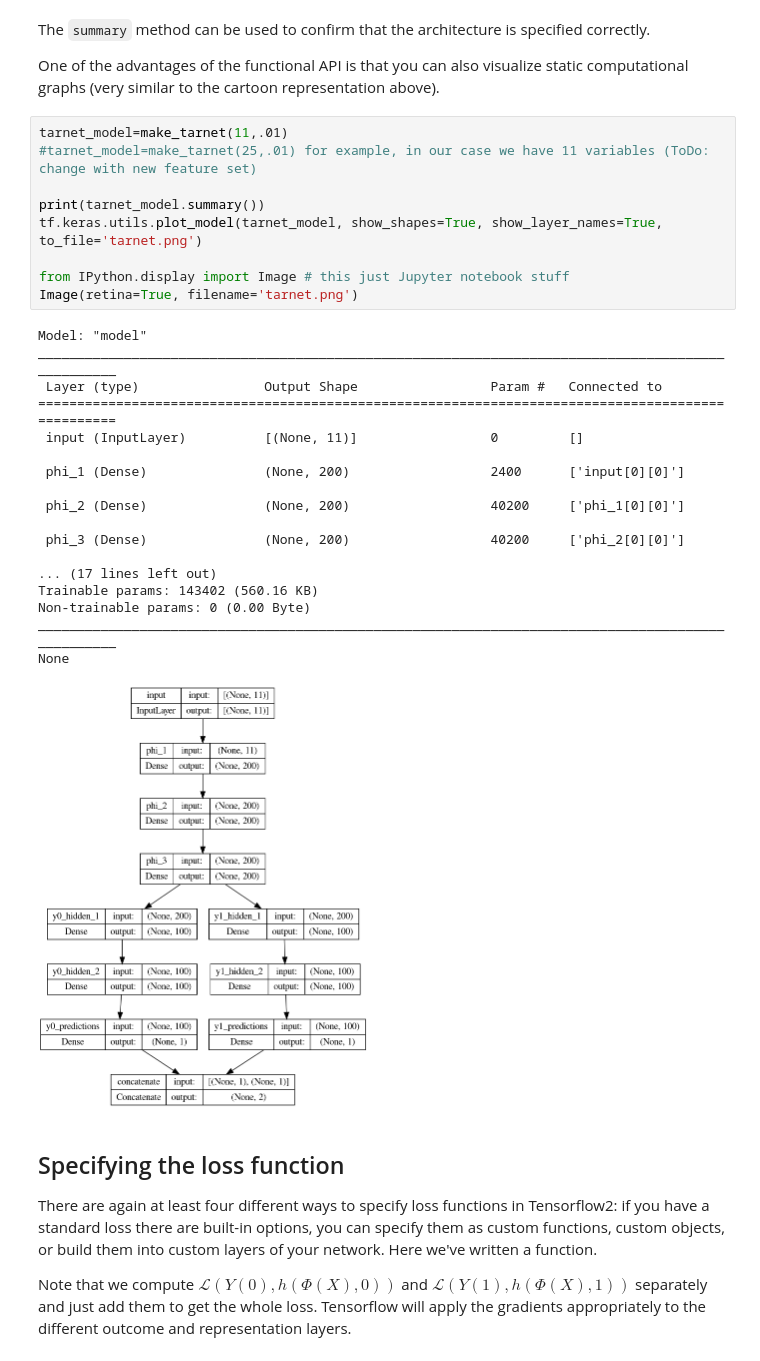
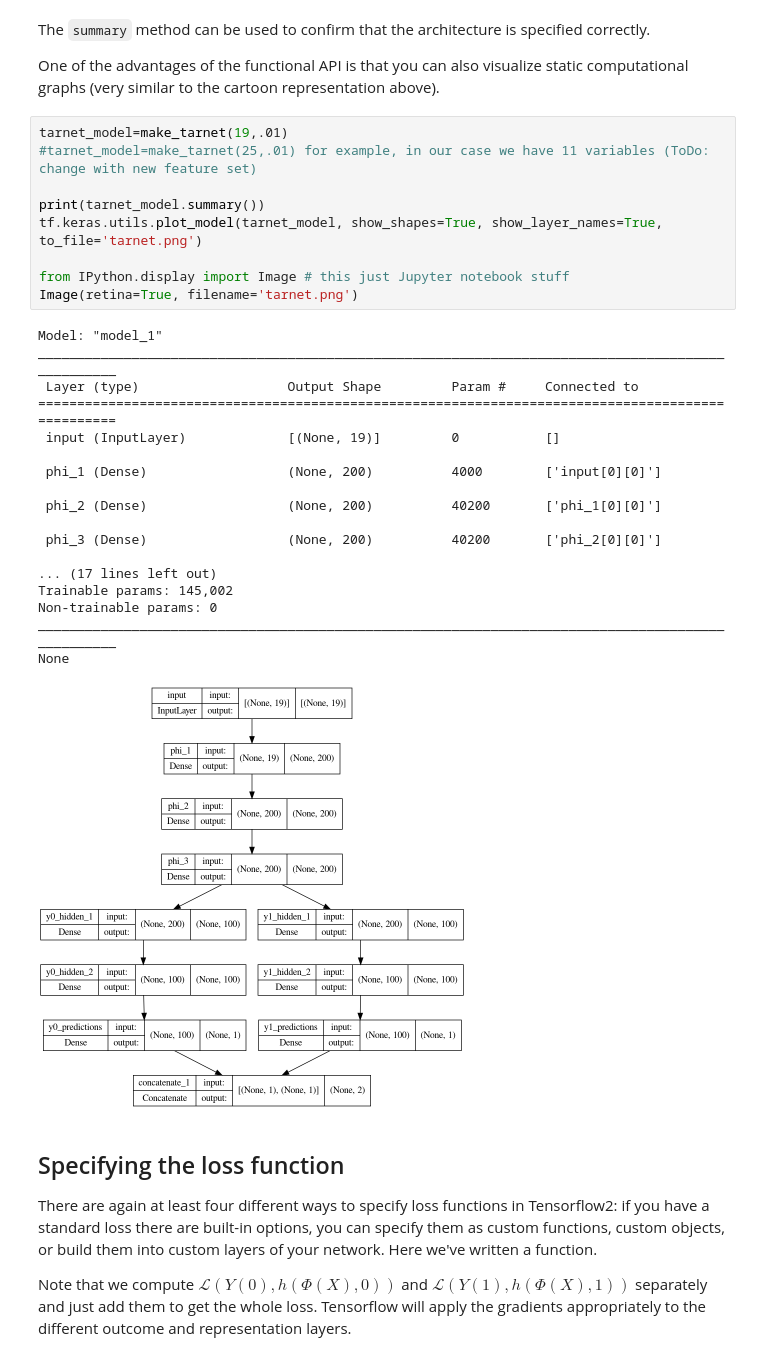
Before and after one commit to Mals77/master-thesis, a Jupyter notebook: nn-tarnet.ipynb, the cells around one changed output. Saved outputs shown, nothing was run; the diff lists cells and outputs as text.

```diff
--- a/nn-tarnet.ipynb
+++ b/nn-tarnet.ipynb
@@ -229,33 +223,33 @@ The `summary` method can be used to confirm that the architecture is specified c
 
 One of the advantages of the functional API is that you can also visualize static computational graphs (very similar to the cartoon representation above).
 # %%
-tarnet_model=make_tarnet(11,.01)
+tarnet_model=make_tarnet(19,.01)
 #tarnet_model=make_tarnet(25,.01) for example, in our case we have 11 variables (ToDo: change with new feature set)
 
 print(tarnet_model.summary())
 tf.keras.utils.plot_model(tarnet_model, show_shapes=True, show_layer_names=True, to_file='tarnet.png')
 
 from IPython.display import Image # this just Jupyter notebook stuff
 Image(retina=True, filename='tarnet.png')
 # %% [output]
-Model: "model"
+Model: "model_1"
 __________________________________________________________________________________________________
- Layer (type)                Output Shape                 Param #   Connected to
+ Layer (type)                   Output Shape         Param #     Connected to
 ==================================================================================================
- input (InputLayer)          [(None, 11)]                 0         []
+ input (InputLayer)             [(None, 19)]         0           []
 
- phi_1 (Dense)               (None, 200)                  2400      ['input[0][0]']
+ phi_1 (Dense)                  (None, 200)          4000        ['input[0][0]']
 
- phi_2 (Dense)               (None, 200)                  40200     ['phi_1[0][0]']
+ phi_2 (Dense)                  (None, 200)          40200       ['phi_1[0][0]']
 
- phi_3 (Dense)               (None, 200)                  40200     ['phi_2[0][0]']
+ phi_3 (Dense)                  (None, 200)          40200       ['phi_2[0][0]']
 
 ... (17 lines left out)
-Trainable params: 143402 (560.16 KB)
-Non-trainable params: 0 (0.00 Byte)
+Trainable params: 145,002
+Non-trainable params: 0
 __________________________________________________________________________________________________
 None
-[figure, old version]
+[figure, new version]
 # %% [markdown]
 ## Specifying the loss function
 There are again at least four different ways to specify loss functions in Tensorflow2: if you have a standard loss there are built-in options, you can specify them as custom functions, custom objects, or build them into custom layers of your network. Here we've written a function.
```
Also changed, not shown: parts of 12 cells of this notebook, 11 other files.
